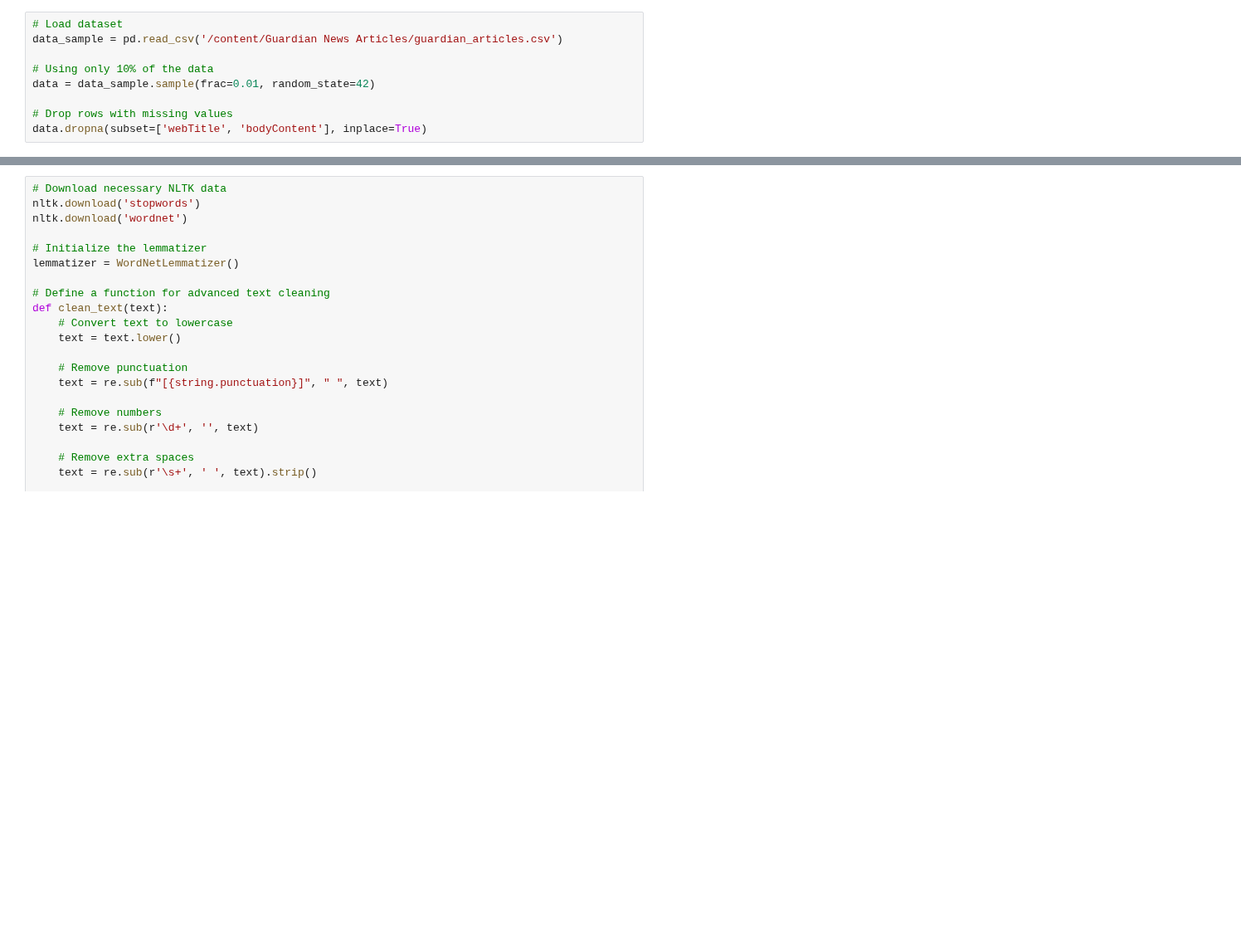
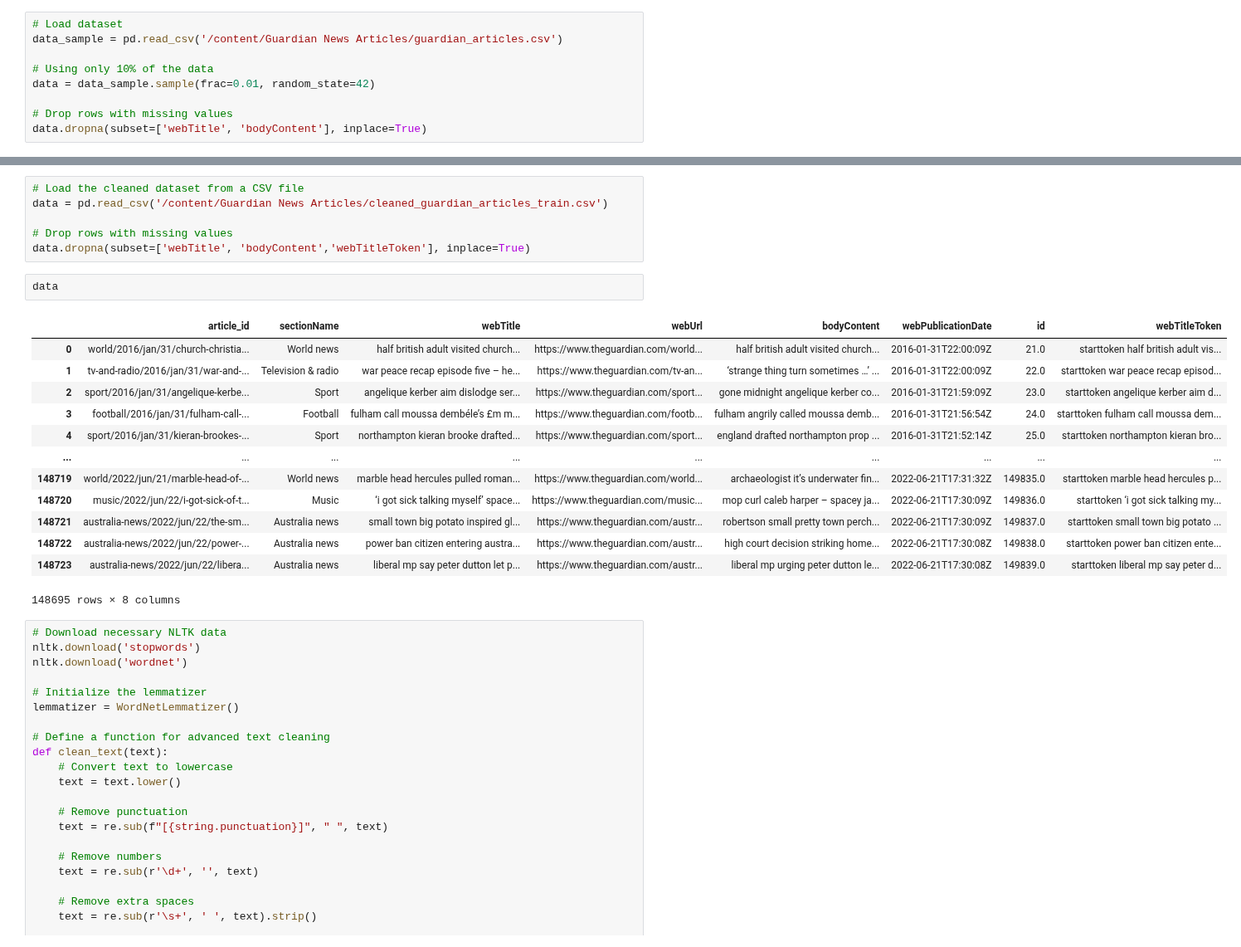
Before and after one commit to dayang4321/MSc-Team-Project-CMPU9010-2023-24-Group-3, a Jupyter notebook: App/DataScience/HeaderGeneration.ipynb, the cells around one changed output, grey strips where cells are left out. Shown at 83% size. Drawn from its saved outputs; the diff is of its cells as text; blank space fills up the shorter version.

Commit message:
download and load the dataset AB#116

```diff
--- a/App/DataScience/HeaderGeneration.ipynb
+++ b/App/DataScience/HeaderGeneration.ipynb
@@ -90,3 +114,25 @@ data.dropna(subset=['webTitle', 'bodyContent'], inplace=True)
+# %%
+# Load the cleaned dataset from a CSV file
+data = pd.read_csv('/content/Guardian News Articles/cleaned_guardian_articles_train.csv')
+
+# Drop rows with missing values
+data.dropna(subset=['webTitle', 'bodyContent','webTitleToken'], inplace=True)
+# %%
+data
+# %% [output]
+|  | article_id | sectionName | webTitle | webUrl | bodyContent | webPublicationDate | id | webTitleToken |
+| 0 | world/2016/jan/31/church-christia... | World news | half british adult visited church... | https://www.theguardian.com/world... | half british adult visited church... | 2016-01-31T22:00:09Z | 21.0 | starttoken half british adult vis... |
+| 1 | tv-and-radio/2016/jan/31/war-and-... | Television & radio | war peace recap episode five – he... | https://www.theguardian.com/tv-an... | ‘strange thing turn sometimes …’ ... | 2016-01-31T22:00:09Z | 22.0 | starttoken war peace recap episod... |
+| 2 | sport/2016/jan/31/angelique-kerbe... | Sport | angelique kerber aim dislodge ser... | https://www.theguardian.com/sport... | gone midnight angelique kerber co... | 2016-01-31T21:59:09Z | 23.0 | starttoken angelique kerber aim d... |
+| 3 | football/2016/jan/31/fulham-call-... | Football | fulham call moussa dembéle’s £m m... | https://www.theguardian.com/footb... | fulham angrily called moussa demb... | 2016-01-31T21:56:54Z | 24.0 | starttoken fulham call moussa dem... |
+| 4 | sport/2016/jan/31/kieran-brookes-... | Sport | northampton kieran brooke drafted... | https://www.theguardian.com/sport... | england drafted northampton prop ... | 2016-01-31T21:52:14Z | 25.0 | starttoken northampton kieran bro... |
+| ... | ... | ... | ... | ... | ... | ... | ... | ... |
+| 148719 | world/2022/jun/21/marble-head-of-... | World news | marble head hercules pulled roman... | https://www.theguardian.com/world... | archaeologist it’s underwater fin... | 2022-06-21T17:31:32Z | 149835.0 | starttoken marble head hercules p... |
+| 148720 | music/2022/jun/22/i-got-sick-of-t... | Music | ‘i got sick talking myself’ space... | https://www.theguardian.com/music... | mop curl caleb harper – spacey ja... | 2022-06-21T17:30:09Z | 149836.0 | starttoken ‘i got sick talking my... |
+| 148721 | australia-news/2022/jun/22/the-sm... | Australia news | small town big potato inspired gl... | https://www.theguardian.com/austr... | robertson small pretty town perch... | 2022-06-21T17:30:09Z | 149837.0 | starttoken small town big potato ... |
+| 148722 | australia-news/2022/jun/22/power-... | Australia news | power ban citizen entering austra... | https://www.theguardian.com/austr... | high court decision striking home... | 2022-06-21T17:30:08Z | 149838.0 | starttoken power ban citizen ente... |
+| 148723 | australia-news/2022/jun/22/libera... | Australia news | liberal mp say peter dutton let p... | https://www.theguardian.com/austr... | liberal mp urging peter dutton le... | 2022-06-21T17:30:08Z | 149839.0 | starttoken liberal mp say peter d... |
+148695 rows × 8 columns
 # %%
 # Download necessary NLTK data
 nltk.download('stopwords')
```
Also changed, not shown: parts of 6 cells of this notebook.
